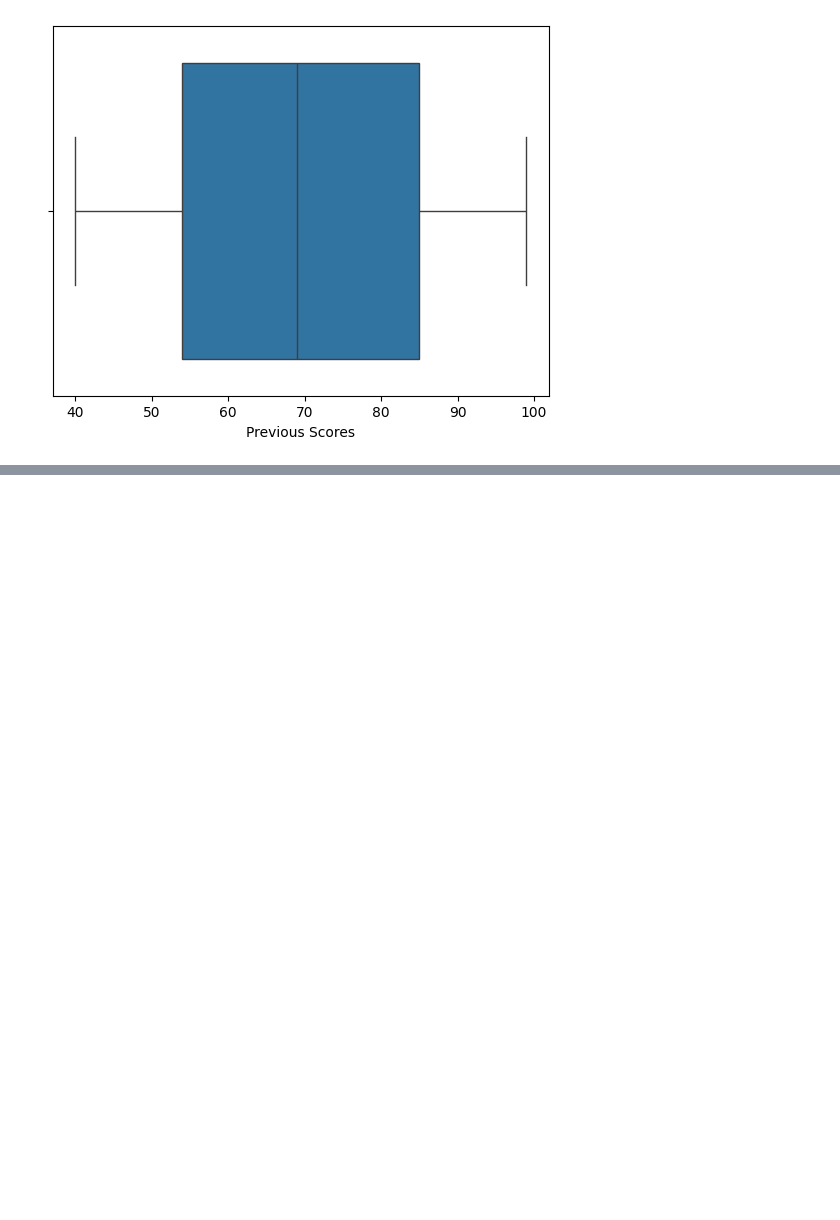
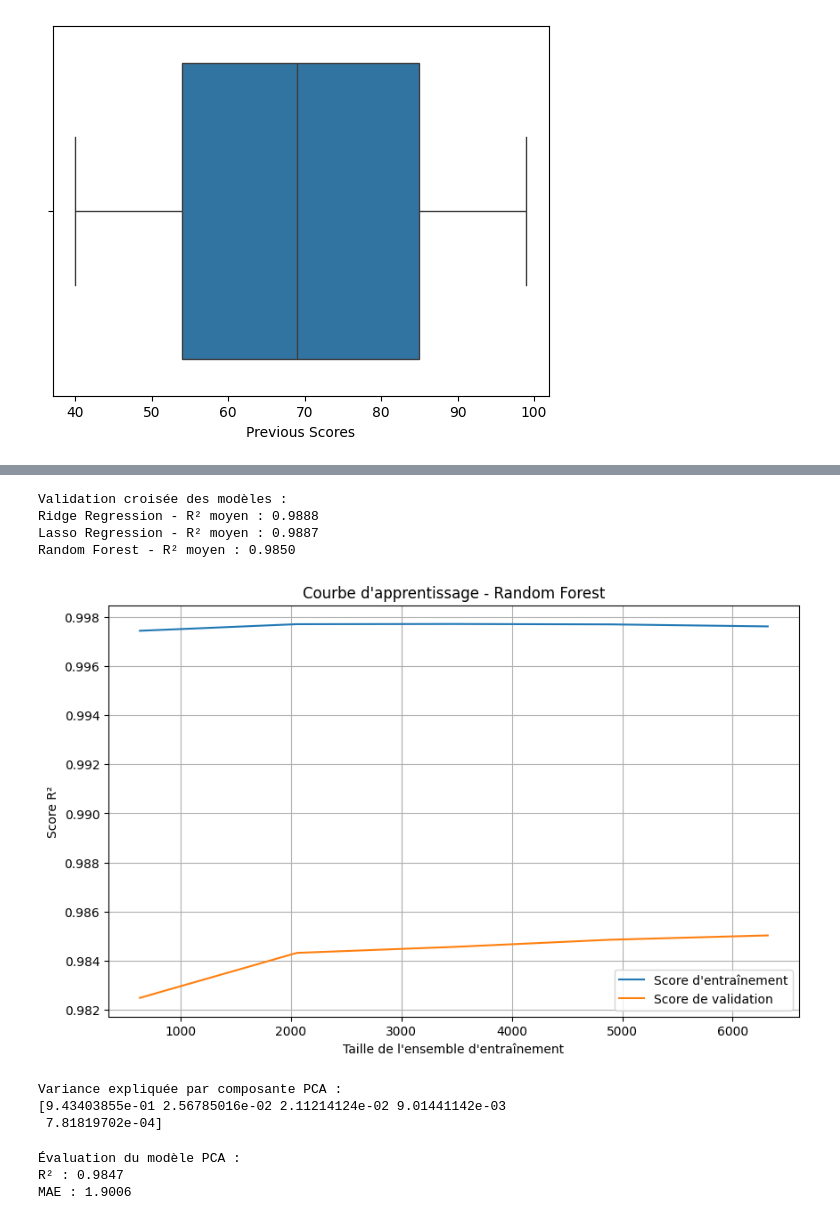
Before and after one commit to AdamSe22/DataMinig, a Jupyter notebook: multiple_student.ipynb, the cells around one changed output, grey strips where cells are left out. Saved outputs shown, nothing was run; the diff lists cells and outputs as text; code cells hidden in the pictures; blank space fills up the shorter version.

```diff
--- a/multiple_student.ipynb
+++ b/multiple_student.ipynb
@@ -364,0 +360,49 @@ print(data.head())
+# %%
+import numpy as np
+import pandas as pd
+import matplotlib.pyplot as plt
+import seaborn as sns
+from sklearn.model_selection import train_test_split, cross_val_score, learning_curve, GridSearchCV
+from sklearn.linear_model import Ridge, Lasso
+from sklearn.decomposition import PCA
+from sklearn.metrics import r2_score, mean_absolute_error, mean_squared_error
+from sklearn.ensemble import RandomForestRegressor
+print("\nValidation croisée des modèles :")
+for name, model in models.items():
+    scores = cross_val_score(model, X_train, y_train, cv=5, scoring='r2')
+    print(f"{name} - R² moyen : {scores.mean():.4f}")
+# %% [output]
+Validation croisée des modèles :
+Ridge Regression - R² moyen : 0.9888
+Lasso Regression - R² moyen : 0.9887
+Random Forest - R² moyen : 0.9850
+# %%
+def plot_learning_curve(estimator, X, y, title):
+    train_sizes, train_scores, test_scores = learning_curve(estimator, X, y, cv=5, scoring='r2', n_jobs=-1)
+    train_scores_mean = np.mean(train_scores, axis=1)
+    test_scores_mean = np.mean(test_scores, axis=1)
+
+    plt.figure(figsize=(10, 6))
+    plt.plot(train_sizes, train_scores_mean, label="Score d'entraînement")
+    plt.plot(train_sizes, test_scores_mean, label="Score de validation")
+    plt.title(title)
+    plt.xlabel("Taille de l'ensemble d'entraînement")
+    plt.ylabel("Score R²")
+    plt.legend()
+    plt.grid()
+    plt.show()
+# %%
+plot_learning_curve(RandomForestRegressor(n_estimators=100, random_state=42), X_train, y_train, "Courbe d'apprentissage - Random Forest")
+# %% [output]
+[figure, added]
+# %%
+pca = PCA(n_components=5)
+X_train_pca = pca.fit_transform(X_train)
+X_test_pca = pca.transform(X_test)
+
+print("\nVariance expliquée par composante PCA :")
+print(pca.explained_variance_ratio_)
+# %% [output]
+Variance expliquée par composante PCA :
+[9.43403855e-01 2.56785016e-02 2.11214124e-02 9.01441142e-03
+ 7.81819702e-04]
@@ -364,0 +413,8 @@ print(data.head())
+# %%
+print("\nÉvaluation du modèle PCA :")
+print(f"R² : {r2_score(y_test, y_pred):.4f}")
+print(f"MAE : {mean_absolute_error(y_test, y_pred):.4f}")
+# %% [output]
+Évaluation du modèle PCA :
+R² : 0.9847
+MAE : 1.9006
```
Also changed, not shown: parts of 27 cells of this notebook, 1 other file.
